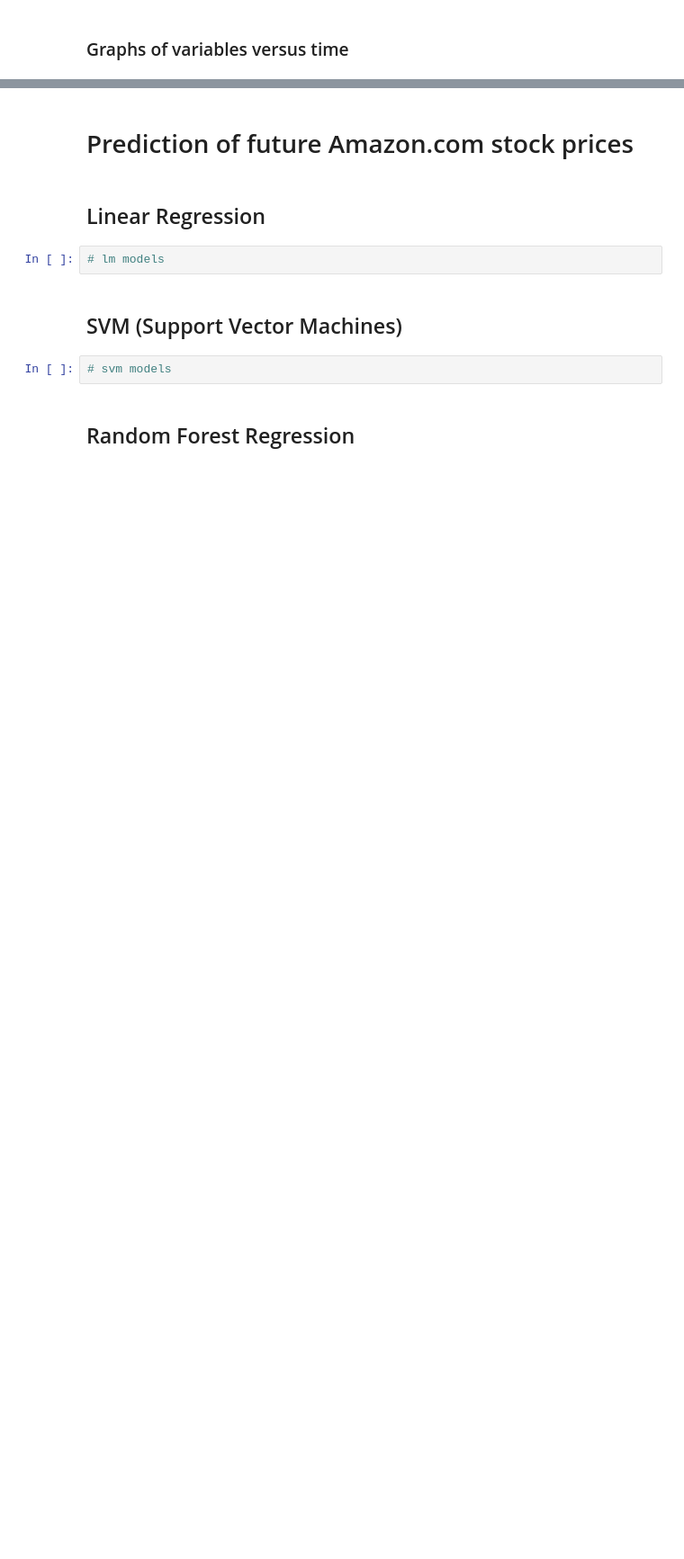
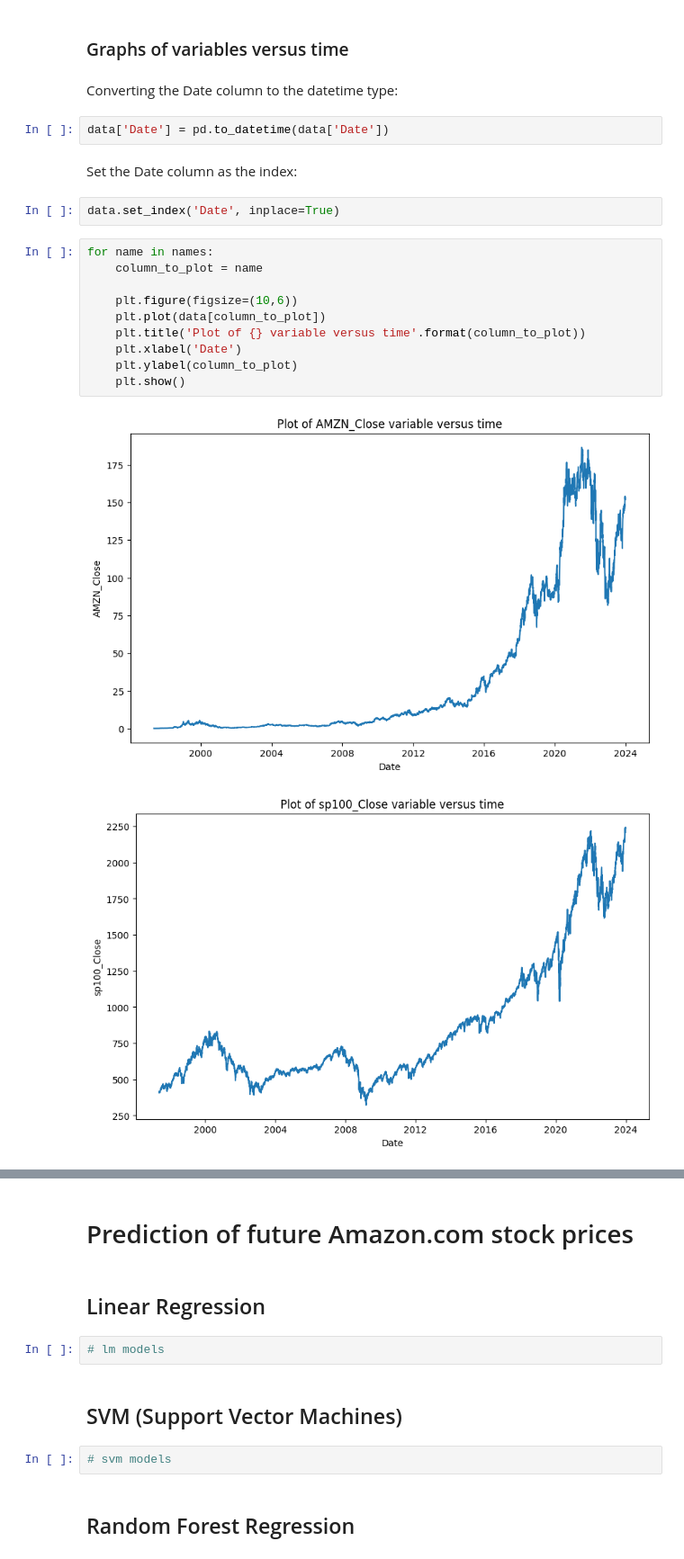
Before and after one commit to Galicheck/MJNWM-Project, a Jupyter notebook: Project_AMZN_prediction.ipynb, the cells around one changed output, grey strips where cells are left out. Shown at 90% size. Drawn from its saved outputs; the diff is of its cells as text; blank space fills up the shorter version.

```diff
--- a/Project_AMZN_prediction.ipynb
+++ b/Project_AMZN_prediction.ipynb
@@ -213,2 +233,23 @@ plt.show()
 # %% [markdown]
 ### Graphs of variables versus time
+# %% [markdown]
+Converting the Date column to the datetime type:
+# %%
+data['Date'] = pd.to_datetime(data['Date'])
+# %% [markdown]
+Set the Date column as the index:
+# %%
+data.set_index('Date', inplace=True)
+# %%
+for name in names:
+    column_to_plot = name
+
+    plt.figure(figsize=(10,6))
+    plt.plot(data[column_to_plot])
+    plt.title('Plot of {} variable versus time'.format(column_to_plot))
+    plt.xlabel('Date')
+    plt.ylabel(column_to_plot)
+    plt.show()
+# %% [output]
+[figure, added]
+[figure, added]
```
Also changed, not shown: parts of 22 cells of this notebook.
